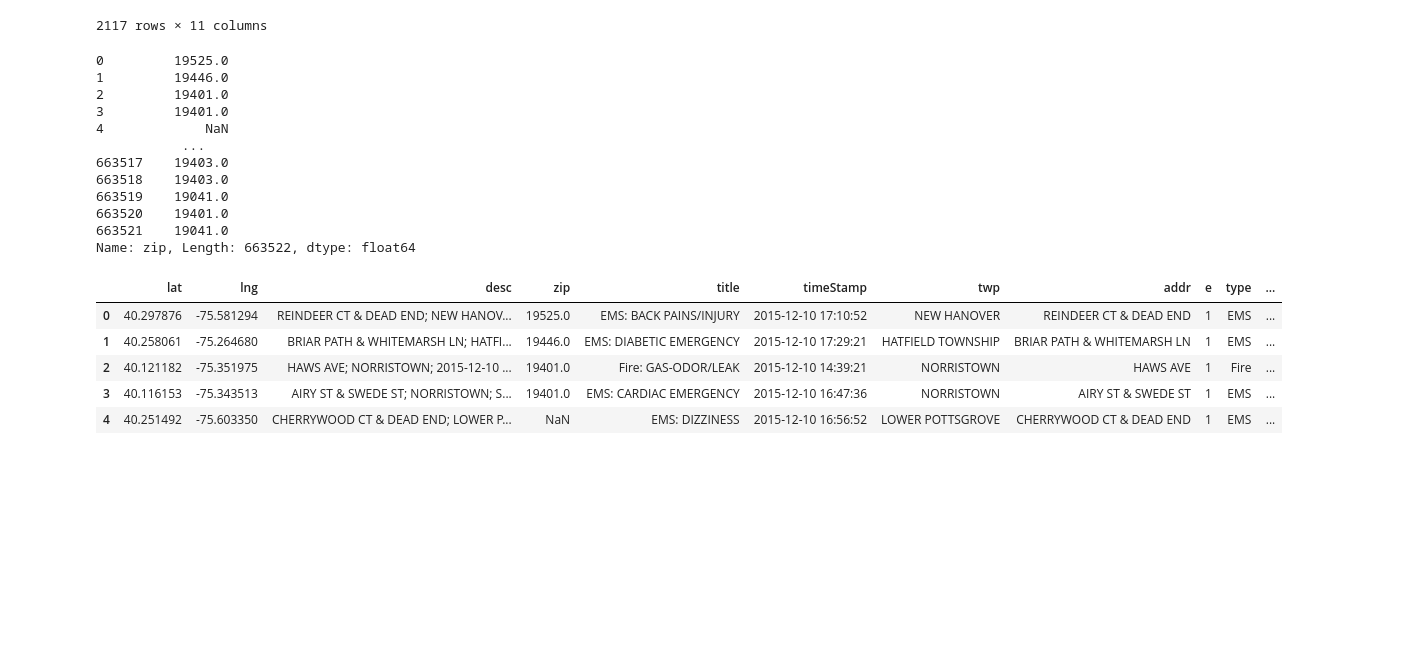
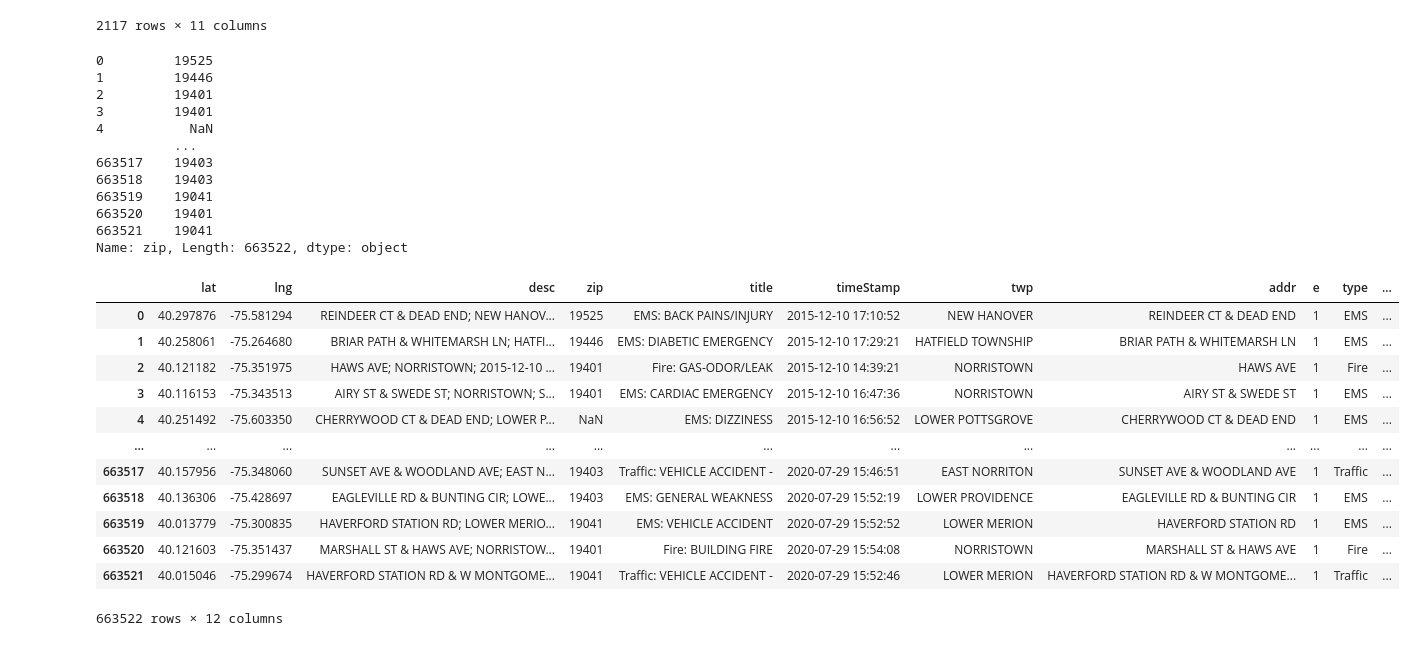
Before and after one commit to davjfish/WatspeedBigDataGroupProject, a Jupyter notebook: Data Exploration/basic_exploration.ipynb, the cells around one changed output. Cells and saved outputs as stored; diff of their text form; code cells hidden in the pictures; blank space fills up the shorter version.

```diff
--- a/Data Exploration/basic_exploration.ipynb
+++ b/Data Exploration/basic_exploration.ipynb
@@ -116,7 +116,7 @@ import numpy as np
 
 def to_int(x):
     try:
-        return int(x)
+        return str(int(x))
     except:
         return np.nan
 
@@ -124,26 +124,33 @@ def to_int(x):
 df["zip"] = df["zip"].apply(to_int)
 df["zip"]
 # %% [output]
-0         19525.0
-1         19446.0
-2         19401.0
-3         19401.0
-4             NaN
-           ...
-663517    19403.0
-663518    19403.0
-663519    19041.0
-663520    19401.0
-663521    19041.0
-Name: zip, Length: 663522, dtype: float64
+0         19525
+1         19446
+2         19401
+3         19401
+4           NaN
+          ...
+663517    19403
+663518    19403
+663519    19041
+663520    19401
+663521    19041
+Name: zip, Length: 663522, dtype: object
 # %%
-df.head()
+df
 # %% [output]
 |  | lat | lng | desc | zip | title | timeStamp | twp | addr | e | type | ... |
-| 0 | 40.297876 | -75.581294 | REINDEER CT & DEAD END; NEW HANOV... | 19525.0 | EMS: BACK PAINS/INJURY | 2015-12-10 17:10:52 | NEW HANOVER | REINDEER CT & DEAD END | 1 | EMS | ... |
-| 1 | 40.258061 | -75.264680 | BRIAR PATH & WHITEMARSH LN; HATFI... | 19446.0 | EMS: DIABETIC EMERGENCY | 2015-12-10 17:29:21 | HATFIELD TOWNSHIP | BRIAR PATH & WHITEMARSH LN | 1 | EMS | ... |
-| 2 | 40.121182 | -75.351975 | HAWS AVE; NORRISTOWN; 2015-12-10 ... | 19401.0 | Fire: GAS-ODOR/LEAK | 2015-12-10 14:39:21 | NORRISTOWN | HAWS AVE | 1 | Fire | ... |
-| 3 | 40.116153 | -75.343513 | AIRY ST & SWEDE ST; NORRISTOWN; S... | 19401.0 | EMS: CARDIAC EMERGENCY | 2015-12-10 16:47:36 | NORRISTOWN | AIRY ST & SWEDE ST | 1 | EMS | ... |
+| 0 | 40.297876 | -75.581294 | REINDEER CT & DEAD END; NEW HANOV... | 19525 | EMS: BACK PAINS/INJURY | 2015-12-10 17:10:52 | NEW HANOVER | REINDEER CT & DEAD END | 1 | EMS | ... |
+| 1 | 40.258061 | -75.264680 | BRIAR PATH & WHITEMARSH LN; HATFI... | 19446 | EMS: DIABETIC EMERGENCY | 2015-12-10 17:29:21 | HATFIELD TOWNSHIP | BRIAR PATH & WHITEMARSH LN | 1 | EMS | ... |
+| 2 | 40.121182 | -75.351975 | HAWS AVE; NORRISTOWN; 2015-12-10 ... | 19401 | Fire: GAS-ODOR/LEAK | 2015-12-10 14:39:21 | NORRISTOWN | HAWS AVE | 1 | Fire | ... |
+| 3 | 40.116153 | -75.343513 | AIRY ST & SWEDE ST; NORRISTOWN; S... | 19401 | EMS: CARDIAC EMERGENCY | 2015-12-10 16:47:36 | NORRISTOWN | AIRY ST & SWEDE ST | 1 | EMS | ... |
 | 4 | 40.251492 | -75.603350 | CHERRYWOOD CT & DEAD END; LOWER P... | NaN | EMS: DIZZINESS | 2015-12-10 16:56:52 | LOWER POTTSGROVE | CHERRYWOOD CT & DEAD END | 1 | EMS | ... |
+| ... | ... | ... | ... | ... | ... | ... | ... | ... | ... | ... | ... |
+| 663517 | 40.157956 | -75.348060 | SUNSET AVE & WOODLAND AVE; EAST N... | 19403 | Traffic: VEHICLE ACCIDENT - | 2020-07-29 15:46:51 | EAST NORRITON | SUNSET AVE & WOODLAND AVE | 1 | Traffic | ... |
+| 663518 | 40.136306 | -75.428697 | EAGLEVILLE RD & BUNTING CIR; LOWE... | 19403 | EMS: GENERAL WEAKNESS | 2020-07-29 15:52:19 | LOWER PROVIDENCE | EAGLEVILLE RD & BUNTING CIR | 1 | EMS | ... |
+| 663519 | 40.013779 | -75.300835 | HAVERFORD STATION RD; LOWER MERIO... | 19041 | EMS: VEHICLE ACCIDENT | 2020-07-29 15:52:52 | LOWER MERION | HAVERFORD STATION RD | 1 | EMS | ... |
+| 663520 | 40.121603 | -75.351437 | MARSHALL ST & HAWS AVE; NORRISTOW... | 19401 | Fire: BUILDING FIRE | 2020-07-29 15:54:08 | NORRISTOWN | MARSHALL ST & HAWS AVE | 1 | Fire | ... |
+| 663521 | 40.015046 | -75.299674 | HAVERFORD STATION RD & W MONTGOME... | 19041 | Traffic: VEHICLE ACCIDENT - | 2020-07-29 15:52:46 | LOWER MERION | HAVERFORD STATION RD & W MONTGOME... | 1 | Traffic | ... |
+663522 rows × 12 columns
 # %%
 import re
```
Also changed, not shown: parts of 4 cells of this notebook, 4 other files.
